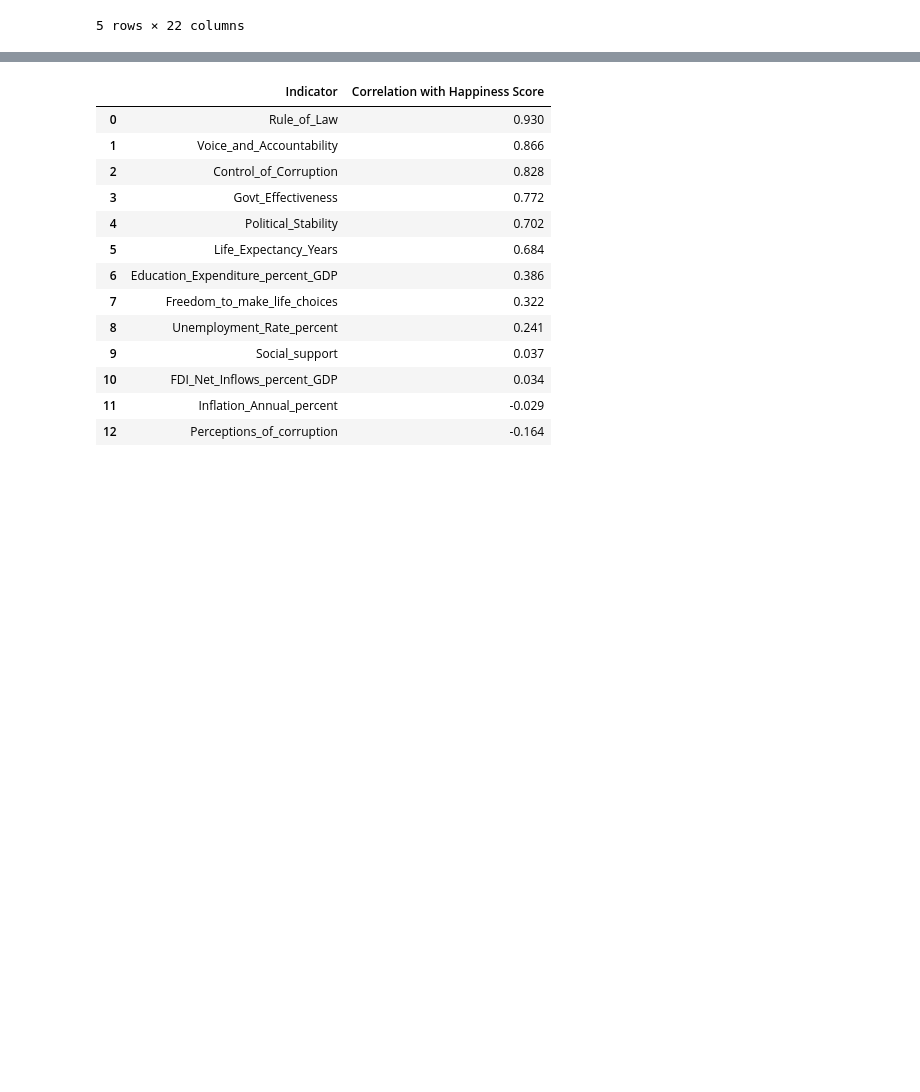
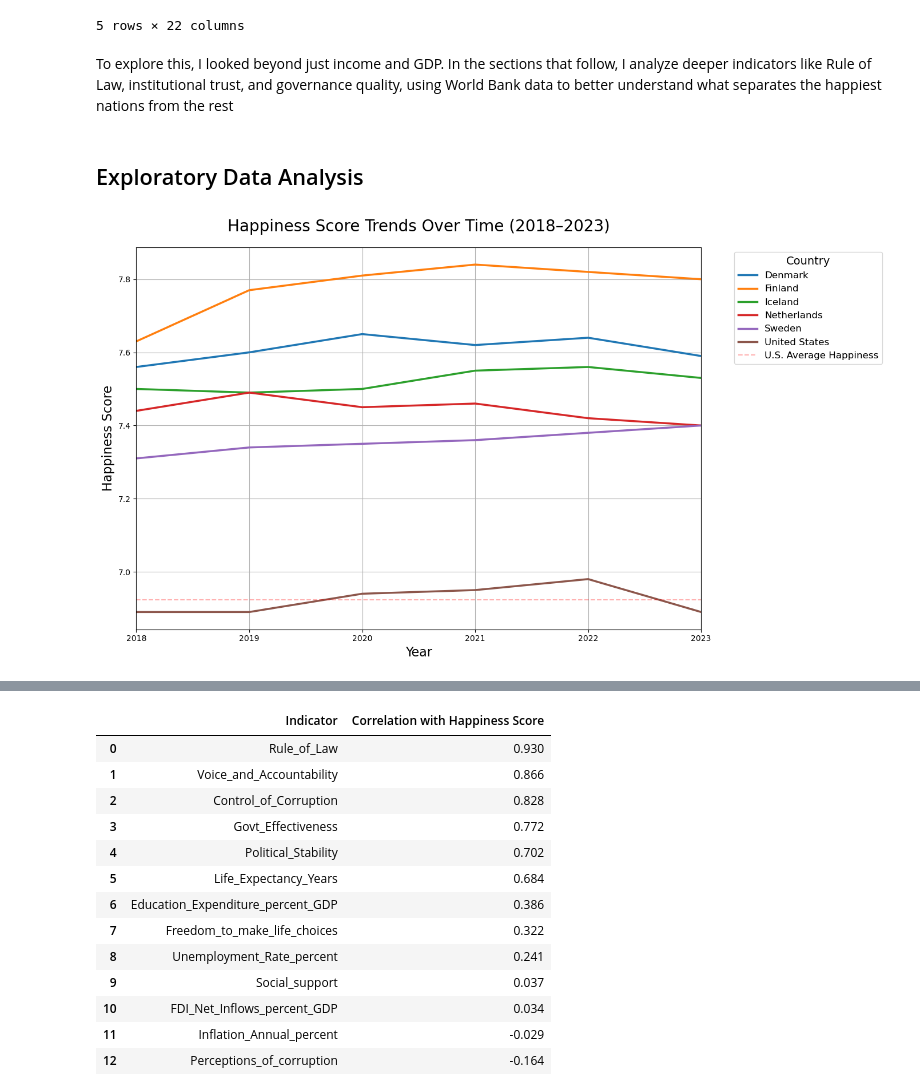
Before and after one commit to LSE-ME204/me204-2025-project-jayden, a Jupyter notebook: notebooks/NB03-analysis.ipynb, the cells around one changed output, grey strips where cells are left out. Saved outputs shown, nothing was run; the diff lists cells and outputs as text; code cells hidden in the pictures; blank space fills up the shorter version.

```diff
--- a/notebooks/NB03-analysis.ipynb
+++ b/notebooks/NB03-analysis.ipynb
@@ -72,4 +71,38 @@ df.head()
 | 3 | 2 | Denmark | 2021 | 408378204640 | 10.75 | 7.00 | ... |
 | 4 | 2 | Denmark | 2022 | 401945576108 | 9.48 | 5.30 | ... |
 5 rows × 22 columns
+# %% [markdown]
+To explore this, I looked beyond just income and GDP. In the sections that follow, I analyze deeper indicators like Rule of Law, institutional trust, and governance quality, using World Bank data to better understand what separates the happiest nations from the rest
+# %% [markdown]
+## Exploratory Data Analysis
+# %%
+# Selected the top happiest countries and the US for comparison
+countries_to_plot = ["Finland", "Denmark", "Iceland", "Sweden", "Netherlands", "United States"]
+# Filtered the data to only include the countries I wanted to analyze
+line_df = df[df["Country"].isin(countries_to_plot)]
+# %%
+# Set up the plot with a larger figure size to accommodate the external legend
+plt.figure(figsize=(14, 8))
+
+# Created line plots for each country showing happiness trends over time
+sns.lineplot(data=line_df, x="Year", y="Happiness_Score", hue="Country", linewidth=2.5)
+
+# Added a horizontal dashed line to highlight the US average happiness for comparison
+plt.axhline(y=line_df[line_df["Country"] == "United States"]["Happiness_Score"].mean(),
+            linestyle="--", color="red", alpha=0.3, label="U.S. Average Happiness")
+# Set the title and axis labels with increased font sizes for better readability
+plt.title("Happiness Score Trends Over Time (2018–2023)", fontsize=20, pad=20)
+plt.xlabel("Year", fontsize=16)
+plt.ylabel("Happiness Score", fontsize=16)
+# Positioned the legend outside the plot area on the right side to avoid overlapping data
+plt.legend(title="Country", bbox_to_anchor=(1.05, 1), loc='upper left', fontsize=12, title_fontsize=14)
+# Set the x-axis limits to show only the years from 2018 to 2023
+plt.xlim(2018, 2023)
+# Added grid for easier reading of values
+plt.grid(True)
+# Applied tight layout to ensure everything fits properly with the external legend
+plt.tight_layout()
+plt.show()
+# %% [output]
+[figure, added]
 # %% [markdown]
```
Also changed, not shown: parts of 15 cells of this notebook, 4 other files.
